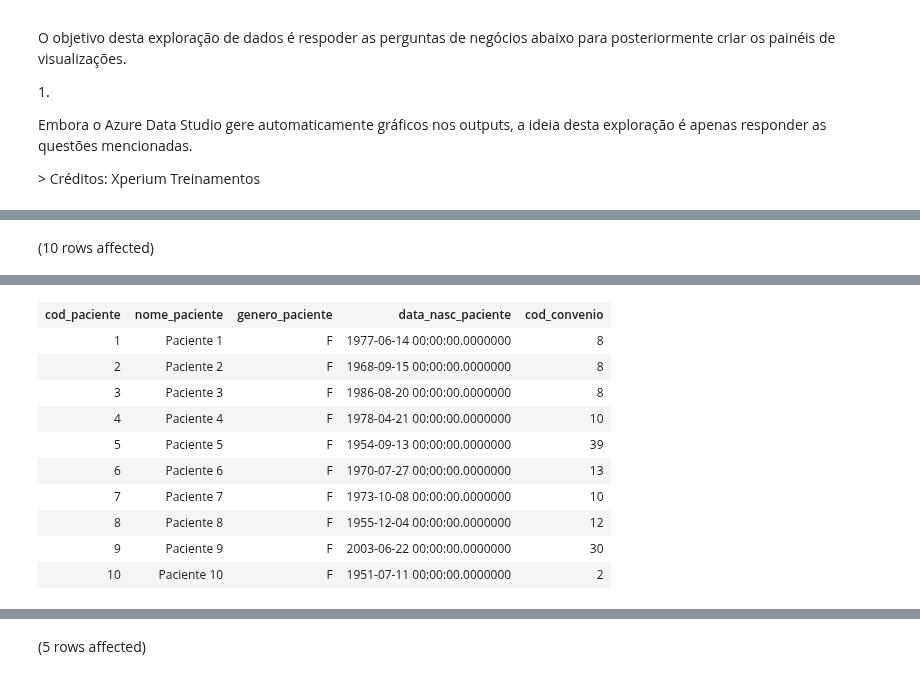
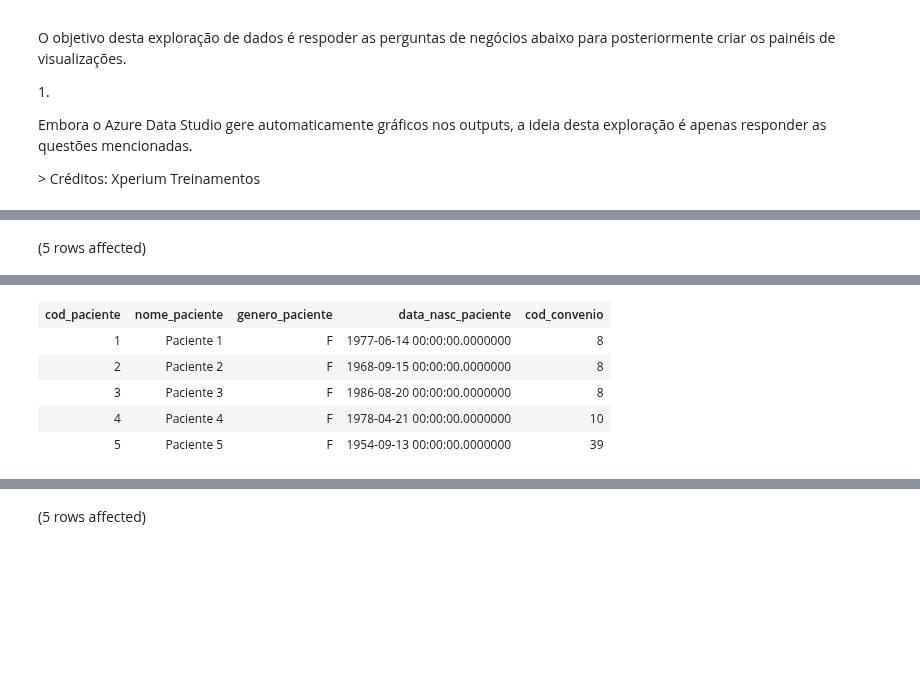
Before and after one commit to AlbertoFAraujo/EDA_Hospitalar, a Jupyter notebook: Xhospital_EDA.ipynb, the cells around one changed output, grey strips where cells are left out. Drawn from its saved outputs; the diff is of its cells as text; code cells hidden in the pictures; blank space fills up the shorter version.

```diff
--- a/Xhospital_EDA.ipynb
+++ b/Xhospital_EDA.ipynb
@@ -91,6 +71,6 @@ Total execution time: 00:00:00.018
 # %%
 SELECT
-    TOP(10) *
+    TOP(5) *
 FROM tab_paciente
 # %% [output]
-(10 rows affected)
+(5 rows affected)
@@ -98,12 +78,7 @@ Total execution time: 00:00:00.014
 | cod_paciente | nome_paciente | genero_paciente | data_nasc_paciente | cod_convenio |
 | 1 | Paciente 1 | F | 1977-06-14 00:00:00.0000000 | 8 |
 | 2 | Paciente 2 | F | 1968-09-15 00:00:00.0000000 | 8 |
 | 3 | Paciente 3 | F | 1986-08-20 00:00:00.0000000 | 8 |
 | 4 | Paciente 4 | F | 1978-04-21 00:00:00.0000000 | 10 |
 | 5 | Paciente 5 | F | 1954-09-13 00:00:00.0000000 | 39 |
-| 6 | Paciente 6 | F | 1970-07-27 00:00:00.0000000 | 13 |
-| 7 | Paciente 7 | F | 1973-10-08 00:00:00.0000000 | 10 |
-| 8 | Paciente 8 | F | 1955-12-04 00:00:00.0000000 | 12 |
-| 9 | Paciente 9 | F | 2003-06-22 00:00:00.0000000 | 30 |
-| 10 | Paciente 10 | F | 1951-07-11 00:00:00.0000000 | 2 |
 # %%
```
Also changed, not shown: parts of 6 cells of this notebook.
